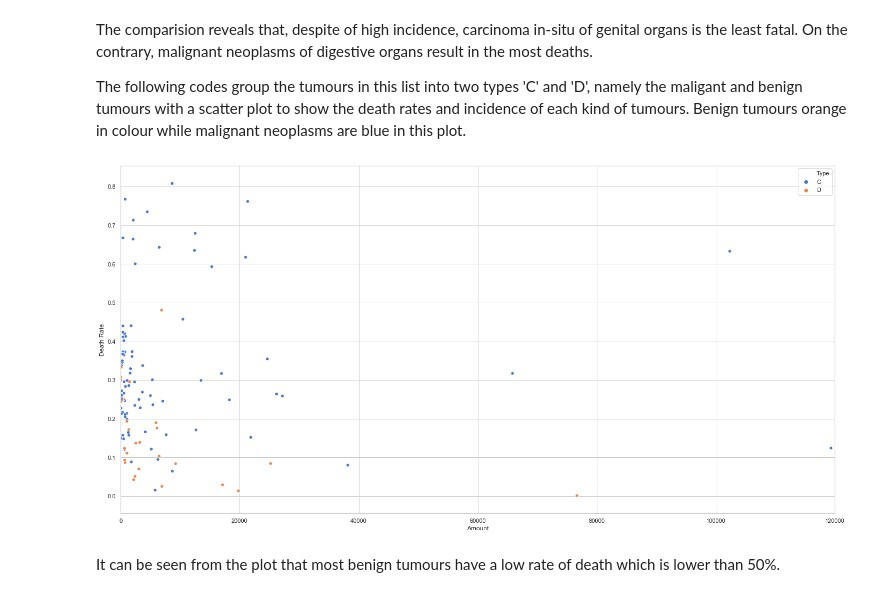
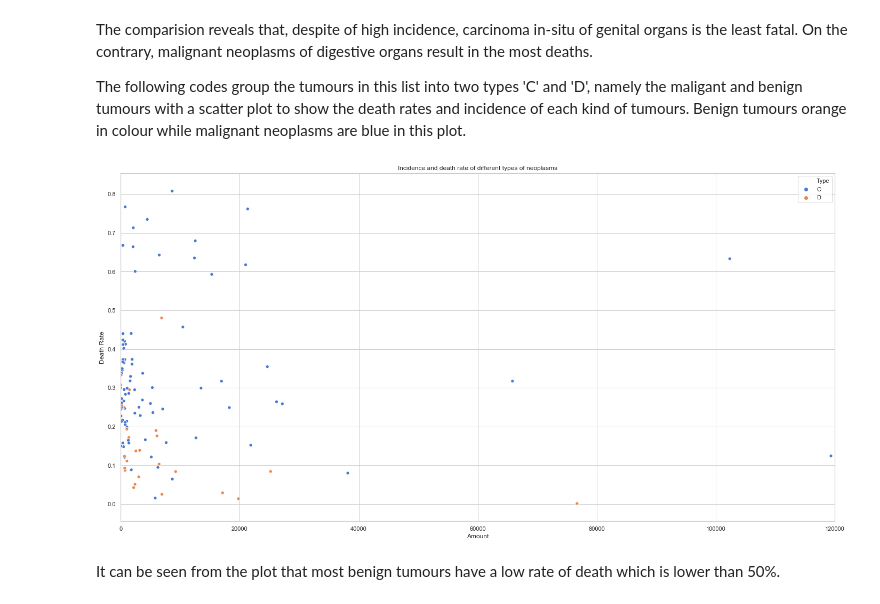
Before and after one commit to c-chen-ed5557/englishhealthdata, a Jupyter notebook: Assignment_2.ipynb, the cells around one changed output. Cells and saved outputs as stored; diff of their text form; code cells hidden in the pictures.

```diff
--- a/Assignment_2.ipynb
+++ b/Assignment_2.ipynb
@@ -533,11 +558,12 @@ types_of_cancer_3CHAR.insert(column='Type', value=[x[0][0] if x[0] != '' else ''
 # %%
 # Initiate a new matplotlib figure
 f0, axes0 = plt.subplots(1, 1, figsize=(24, 12), dpi=72)
-sns.scatterplot(data=types_of_cancer_3CHAR, x='Amount', y='Death Rate', hue='Type', ax=axes0)
+scatter_neoplasms = sns.scatterplot(data=types_of_cancer_3CHAR, x='Amount', y='Death Rate', hue='Type', ax=axes0)
+scatter_neoplasms.set_title('Incidence and death rate of different types of neoplasms')
 plt.xlim(xmax = 120000, xmin = 0)
 plt.show()
 # %% [output]
-[figure, old version]
+[figure, new version]
 # %% [markdown]
 It can be seen from the plot that most benign tumours have a low rate of death which is lower than 50%.
 # %% [markdown]
```
Also changed, not shown: parts of 16 cells of this notebook.
